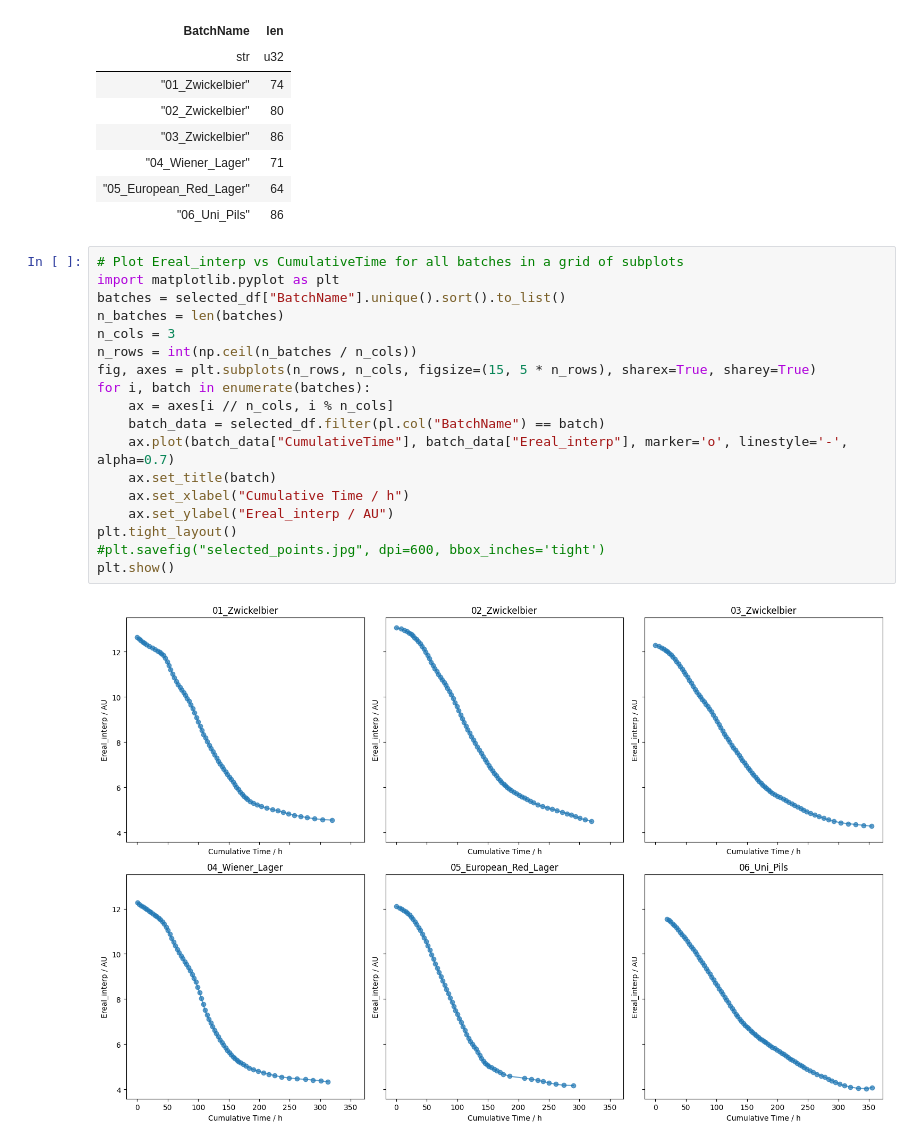
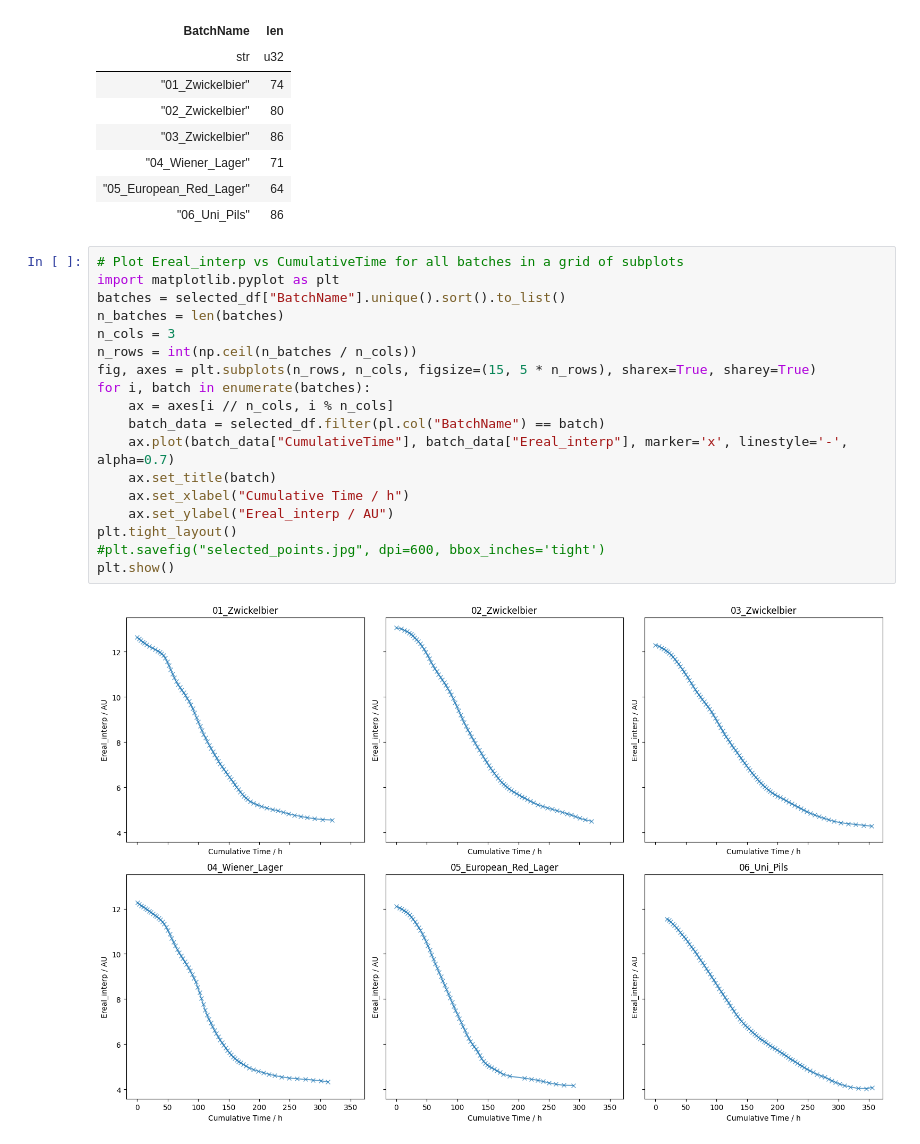
Before and after one commit to CTO-JKU/NIR-Beer-Fermentation-Monitoring, a Jupyter notebook: calibration.ipynb, the cells around one changed output. Drawn from its saved outputs; the diff is of its cells as text.

```diff
--- a/calibration.ipynb
+++ b/calibration.ipynb
@@ -299,20 +251,20 @@ shape: (6, 2)
 # %%
 # Plot Ereal_interp vs CumulativeTime for all batches in a grid of subplots
 import matplotlib.pyplot as plt
 batches = selected_df["BatchName"].unique().sort().to_list()
 n_batches = len(batches)
 n_cols = 3
 n_rows = int(np.ceil(n_batches / n_cols))
 fig, axes = plt.subplots(n_rows, n_cols, figsize=(15, 5 * n_rows), sharex=True, sharey=True)
 for i, batch in enumerate(batches):
     ax = axes[i // n_cols, i % n_cols]
     batch_data = selected_df.filter(pl.col("BatchName") == batch)
-    ax.plot(batch_data["CumulativeTime"], batch_data["Ereal_interp"], marker='o', linestyle='-', alpha=0.7)
+    ax.plot(batch_data["CumulativeTime"], batch_data["Ereal_interp"], marker='x', linestyle='-', alpha=0.7)
     ax.set_title(batch)
     ax.set_xlabel("Cumulative Time / h")
     ax.set_ylabel("Ereal_interp / AU")
 plt.tight_layout()
 #plt.savefig("selected_points.jpg", dpi=600, bbox_inches='tight')
 plt.show()
 # %% [output]
-[figure, old version]
+[figure, new version]
```
Also changed, not shown: parts of 23 cells of this notebook, 25 other files.
